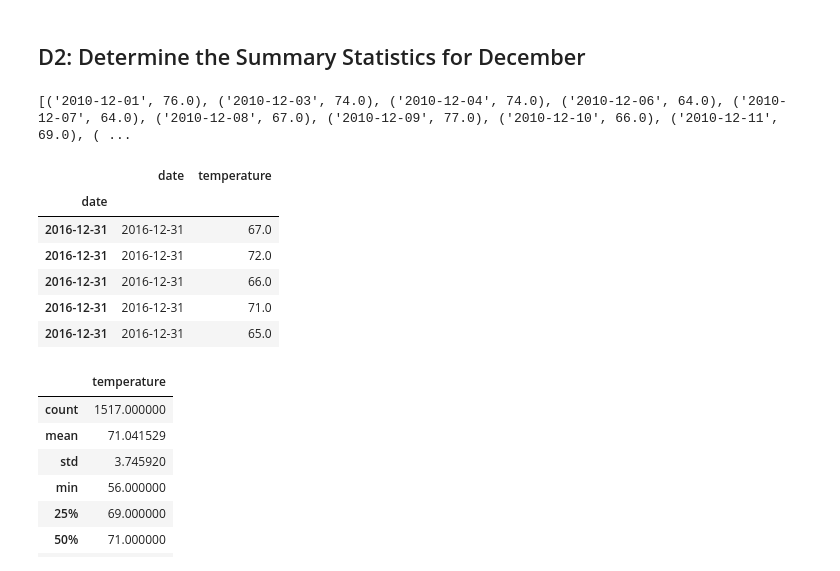
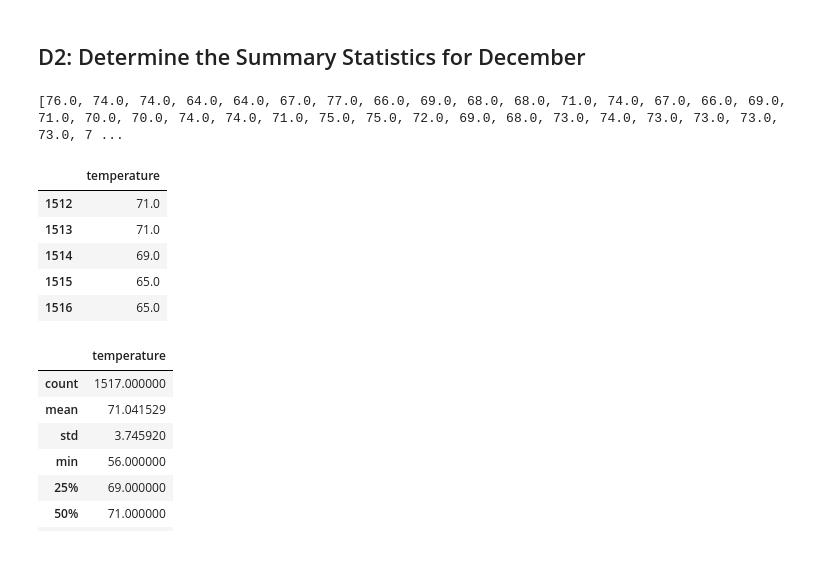
Before and after one commit to MerryMartin/surfs_up, a Jupyter notebook: Starter_Code/SurfsUp_Challenge.ipynb, the cells around one changed output. Cells and saved outputs as stored; diff of their text form; code cells hidden in the pictures.

```diff
--- a/Starter_Code/SurfsUp_Challenge.ipynb
+++ b/Starter_Code/SurfsUp_Challenge.ipynb
@@ -80,28 +67,25 @@ june_df.describe()
 ## D2: Determine the Summary Statistics for December
 # %%
 # 6. Write a query that filters the Measurement table to retrieve the temperatures for the month of December.
-dec_results = []
-dec_results = session.query(Measurement.date, Measurement.tobs).filter(extract('month', Measurement.date)==12).all()
+dec_results = session.query(Measurement.tobs).filter(extract('month', Measurement.date)==12).all()
 # %%
 # 7. Convert the December temperatures to a list.
+dec_results = [y [0] for y in dec_results]
 print(dec_results)
 # %% [output]
-[('2010-12-01', 76.0), ('2010-12-03', 74.0), ('2010-12-04', 74.0), ('2010-12-06', 64.0), ('2010-12-07', 64.0), ('2010-12-08', 67.0), ('2010-12-09', 77.0), ('2010-12-10', 66.0), ('2010-12-11', 69.0), ( ...
+[76.0, 74.0, 74.0, 64.0, 64.0, 67.0, 77.0, 66.0, 69.0, 68.0, 68.0, 71.0, 74.0, 67.0, 66.0, 69.0, 71.0, 70.0, 70.0, 74.0, 74.0, 71.0, 75.0, 75.0, 72.0, 69.0, 68.0, 73.0, 74.0, 73.0, 73.0, 73.0, 73.0, 7 ...
 # %%
 # 8. Create a DataFrame from the list of temperatures for the month of December.
-dec_df = pd.DataFrame(dec_results, columns=['date', 'temperature'])
-dec_df.set_index(dec_df['date'], inplace=True)
-dec_df = dec_df.sort_index()
+dec_df = pd.DataFrame(dec_results, columns=['temperature'])
 
 dec_df.tail()
 # %% [output]
-|  | date | temperature |
-| date |  |  |
-| 2016-12-31 | 2016-12-31 | 67.0 |
-| 2016-12-31 | 2016-12-31 | 72.0 |
-| 2016-12-31 | 2016-12-31 | 66.0 |
-| 2016-12-31 | 2016-12-31 | 71.0 |
-| 2016-12-31 | 2016-12-31 | 65.0 |
+|  | temperature |
+| 1512 | 71.0 |
+| 1513 | 71.0 |
+| 1514 | 69.0 |
+| 1515 | 65.0 |
+| 1516 | 65.0 |
 # %%
 # 9. Calculate and print out the summary statistics for the Decemeber temperature DataFrame.
 dec_df.describe()
```
Also changed, not shown: parts of 4 cells of this notebook, 1 other file.
